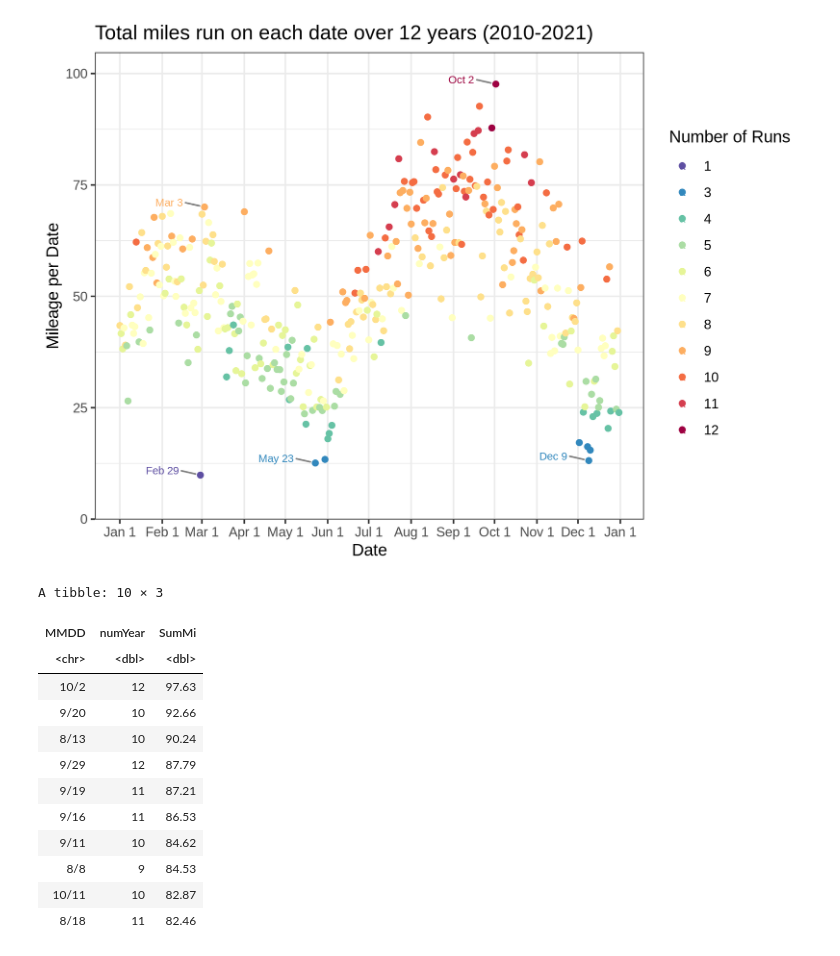
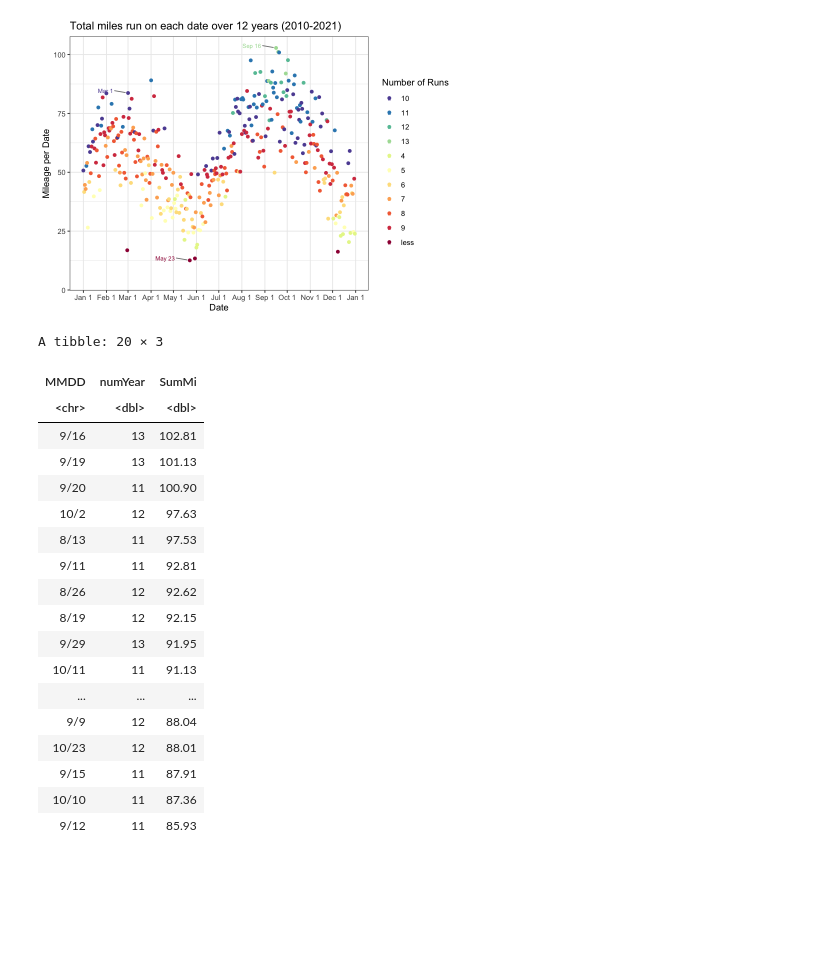
Before and after one commit to adolwick/biof309project, a Jupyter notebook: runs_per_date.ipynb, the cells around one changed output. Cells and saved outputs as stored; diff of their text form; code cells hidden in the pictures; blank space fills up the shorter version.

```diff
--- a/runs_per_date.ipynb
+++ b/runs_per_date.ipynb
@@ -200,6 +211,7 @@ A tibble: 6 × 2
 | 366 | 23.92 |
 # %%
-df2d <- full_join(dfd, df2s, by="DateOrder")
+df2d <- full_join(dfd, df2s, by="DateOrder") %>%
+    mutate(numYear_cat = ifelse(numYear<(max(numYear)-9),"less",numYear))
 #df2d
-tail(df2d)
+tail(df2d,20)
 # %% [output]
@@ -215,6 +237,6 @@ A tibble: 6 × 15
 # %%
 df2e <- df2d %>%
     mutate(MMDD = paste(Month,"/",Day, sep="")) %>%
-    select("MMDD","Month","Day","DateOrder","numYear","SumMi")
+    select("MMDD","Month","Day","DateOrder","numYear","numYear_cat","SumMi")
 tail(df2e)
 # %% [output]
@@ -248,6 +270,8 @@ p6
 # %%
 df2o <- df2e %>%
-    filter(SumMi < 13.2 | SumMi > 95 | DateOrder == 63) %>%
-    mutate(Mon_DD = c("Feb 29", "Mar 3", "May 23", "Oct 2", "Dec 9"))
+    filter(SumMi < 13 | SumMi > 102 | DateOrder == 61) %>%
+    # This mutate function will need to be updated whenever a new date meets the above criteria
+    # Preferably, it should be automated better at some point
+    mutate(Mon_DD = c("Mar 1", "May 23", "Sep 16"))
 df2o
 # %% [output]
@@ -290,44 +311,50 @@ p6b
 # %%
-p6c = ggplot(df2d, aes(x=DateOrder,y=SumMi,color=as.factor(numYear))) +
+p6c = ggplot(df2d, aes(x=DateOrder,y=SumMi,color=numYear_cat)) +
     geom_point(position=position_jitter(w=.1,h=0),alpha=1) +
     theme_bw() +
     labs(x="Date",y="Mileage per Date",color="Number of Runs",
          title="Total miles run on each date over 12 years (2010-2021)") +
     scale_color_brewer(type="div", palette=9, direction=-1) +
     scale_x_continuous(breaks=c(1,32,61,92,122,153,183,214,245,275,306,336,367),
                        labels=c("Jan 1","Feb 1","Mar 1","Apr 1","May 1","Jun 1",
                                 "Jul 1","Aug 1","Sep 1","Oct 1","Nov 1","Dec 1","Jan 1"),
                        minor_breaks=NULL) +
-    scale_y_continuous(limits=c(0,100), breaks=c(0,25,50,75,100), labels=c(0,25,50,75,100)) +
-    coord_cartesian(ylim=c(4.67,100)) +
+    scale_y_continuous(limits=c(0,max(df2d$SumMi)+5), breaks=c(0,25,50,75,100), labels=c(0,25,50,75,100)) +
+    coord_cartesian(ylim=c(4.67,max(df2d$SumMi))) +
     geom_text_repel(
             data = df2o,
             nudge_y = 1,
             nudge_x = -20,
             segment.size = .5,
             size = 2.5,
             hjust = 1,
             segment.color = "grey50",
             point.padding = .3,
             aes(x=DateOrder, y=SumMi, label = Mon_DD),
         )
 p6c
 # %% [output]
-[figure, old version]
+[figure, new version]
 # %%
-df2e %>% select(1,5,6) %>% arrange(-SumMi) %>% head(10)
+df2e %>% select("MMDD","numYear","SumMi") %>% arrange(-SumMi) %>% head(20)
 # %% [output]
-A tibble: 10 × 3
+A tibble: 20 × 3
 | MMDD | numYear | SumMi |
 | <chr> | <dbl> | <dbl> |
+| 9/16 | 13 | 102.81 |
+| 9/19 | 13 | 101.13 |
+| 9/20 | 11 | 100.90 |
 | 10/2 | 12 | 97.63 |
-| 9/20 | 10 | 92.66 |
-| 8/13 | 10 | 90.24 |
-| 9/29 | 12 | 87.79 |
-| 9/19 | 11 | 87.21 |
-| 9/16 | 11 | 86.53 |
-| 9/11 | 10 | 84.62 |
-| 8/8 | 9 | 84.53 |
-| 10/11 | 10 | 82.87 |
-| 8/18 | 11 | 82.46 |
+| 8/13 | 11 | 97.53 |
+| 9/11 | 11 | 92.81 |
+| 8/26 | 12 | 92.62 |
+| 8/19 | 12 | 92.15 |
+| 9/29 | 13 | 91.95 |
+| 10/11 | 11 | 91.13 |
+| ... | ... | ... |
+| 9/9 | 12 | 88.04 |
+| 10/23 | 12 | 88.01 |
+| 9/15 | 11 | 87.91 |
+| 10/10 | 11 | 87.36 |
+| 9/12 | 11 | 85.93 |
 # %%
```
Also changed, not shown: parts of 39 cells of this notebook, 9 other files.
